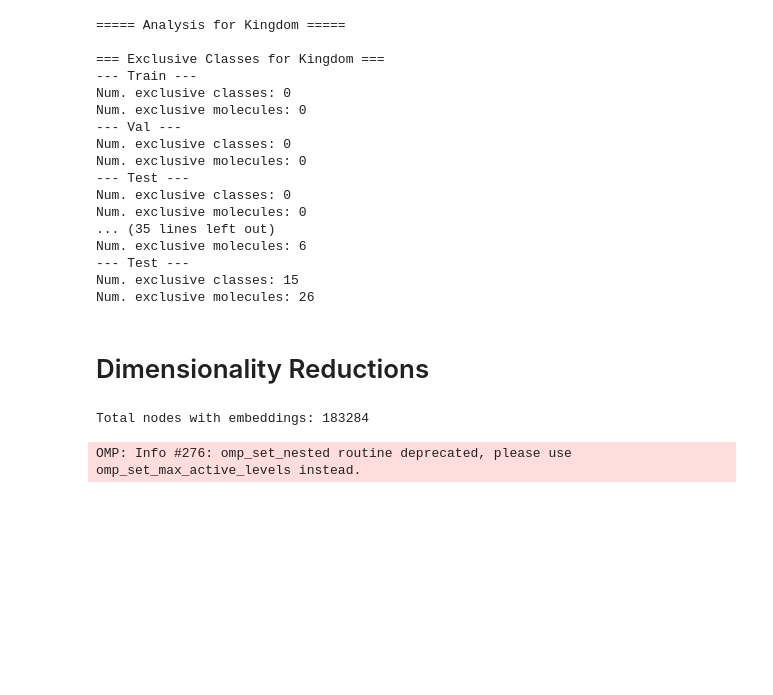
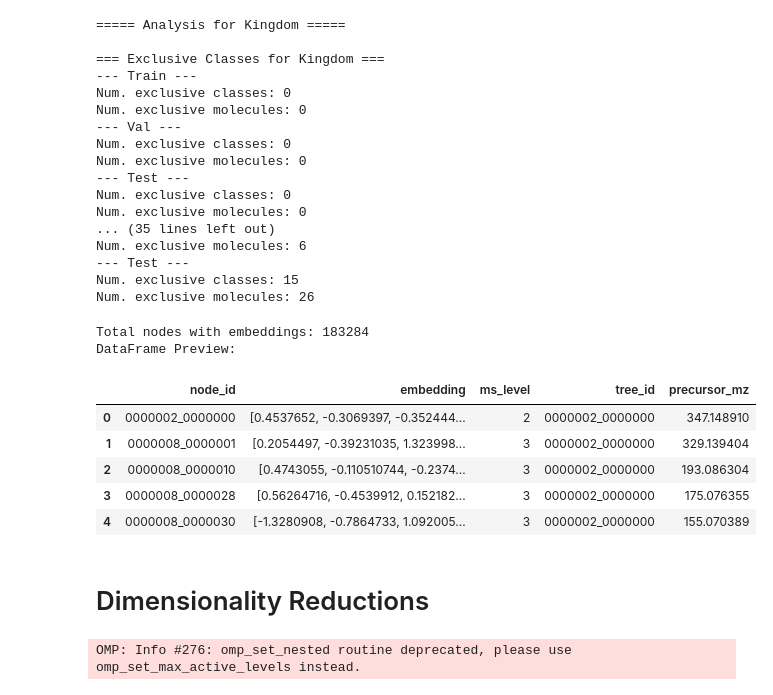
Before and after one commit to Jozefov/MassSpecGymMSn, a Jupyter notebook: notebooks/MSn/dataset_analysis/analysis_2.ipynb, the cells around one changed output. Cells and saved outputs as stored; diff of their text form; code cells hidden in the pictures; blank space fills up the shorter version.

Commit message:
retrieve mzs values per node tree

```diff
--- a/notebooks/MSn/dataset_analysis/analysis_2.ipynb
+++ b/notebooks/MSn/dataset_analysis/analysis_2.ipynb
@@ -690,8 +719,6 @@ Num. exclusive molecules: 6
 --- Test ---
 Num. exclusive classes: 15
 Num. exclusive molecules: 26
-# %% [markdown]
-# Dimensionality Reductions
 # %%
 # For each tree in 'msn_dataset', gather nodes grouped by ms_level
 dataset_levels_dict = {}
@@ -706,33 +733,46 @@ for tree in msn_dataset.trees:
     nodes_by_level = gather_nodes_by_level_in_tree(tree)
     dataset_levels_dict[root_id] = nodes_by_level
 # %%
-# Initialize lists to store embeddings, MS levels, node identifiers, and tree_ids
+# Initialize lists to store embeddings, MS levels, node identifiers, tree_ids, and precursor_mz
 embeddings_list = []
 ms_levels_list = []
 node_ids_list = []
 tree_ids_list = []
+precursor_mz_list = []
 
 # Iterate over each tree in the dataset
 for tree_id, levels_dict in dataset_levels_dict.items():
-    for level_str, nodes in levels_dict.items():
-        ms_level = int(level_str)
+    for level, nodes in levels_dict.items():
+        ms_level = int(level)
         for node in nodes:
             embedding = get_embedding_for_node(node, embeddings_dict)
             if embedding is not None:
                 embeddings_list.append(embedding)
                 ms_levels_list.append(ms_level)
                 node_id = node.spectrum.get('identifier')
                 node_ids_list.append(node_id)
                 tree_ids_list.append(tree_id)
+                precursor_mz = node.value if hasattr(node, 'value') else None
+                precursor_mz_list.append(precursor_mz)
 
-# Create a DataFrame with the correct structure
+# Create a DataFrame with the extended structure
 data = pd.DataFrame({
     'node_id': node_ids_list,
     'embedding': embeddings_list,
     'ms_level': ms_levels_list,
-    'tree_id': tree_ids_list
+    'tree_id': tree_ids_list,
+    'precursor_mz': precursor_mz_list
 })
 
 print(f"Total nodes with embeddings: {len(data)}")
+print("DataFrame Preview:")
+display(data.head())
 # %% [output]
 Total nodes with embeddings: 183284
+DataFrame Preview:
+|  | node_id | embedding | ms_level | tree_id | precursor_mz |
+| 0 | 0000002_0000000 | [0.4537652, -0.3069397, -0.352444... | 2 | 0000002_0000000 | 347.148910 |
+| 1 | 0000008_0000001 | [0.2054497, -0.39231035, 1.323998... | 3 | 0000002_0000000 | 329.139404 |
+| 2 | 0000008_0000010 | [0.4743055, -0.110510744, -0.2374... | 3 | 0000002_0000000 | 193.086304 |
+| 3 | 0000008_0000028 | [0.56264716, -0.4539912, 0.152182... | 3 | 0000002_0000000 | 175.076355 |
+| 4 | 0000008_0000030 | [-1.3280908, -0.7864733, 1.092005... | 3 | 0000002_0000000 | 155.070389 |
@@ -739,3 +814,5 @@ Total nodes with embeddings: 183284
+# %% [markdown]
+# Dimensionality Reductions
 # %%
 # Extract embeddings as a 2D NumPy array
 X = np.vstack(data['embedding'].values)
```
Also changed, not shown: parts of 5 cells of this notebook.
